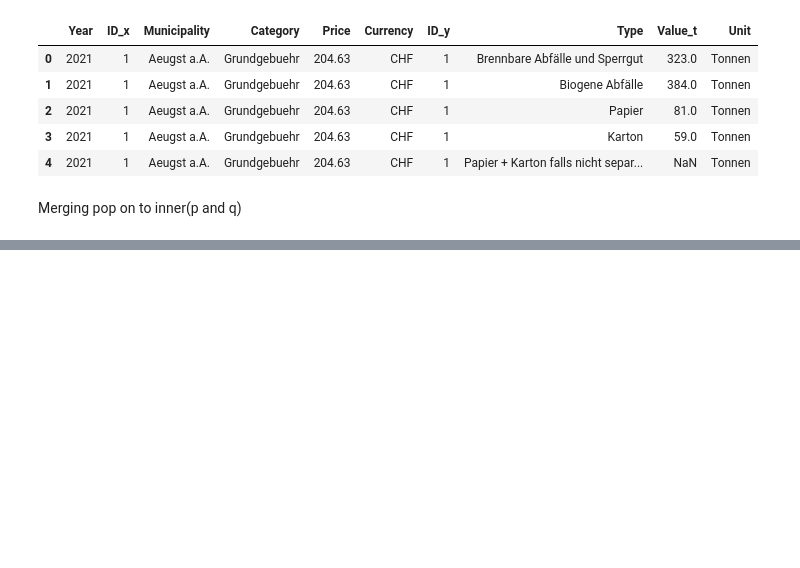
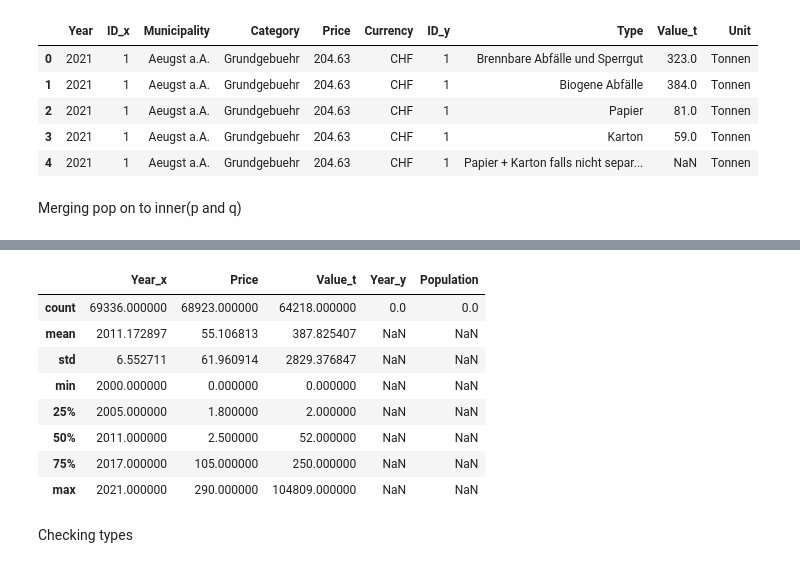
Before and after one commit to biguntitled/Intro_Num, a Jupyter notebook: 02_Data_Project/ZH Waste/DataProject_Marius.ipynb, the cells around one changed output, grey strips where cells are left out. Saved outputs shown, nothing was run; the diff lists cells and outputs as text; code cells hidden in the pictures; blank space fills up the shorter version.

```diff
--- a/02_Data_Project/ZH Waste/DataProject_Marius.ipynb
+++ b/02_Data_Project/ZH Waste/DataProject_Marius.ipynb
@@ -208,0 +248,14 @@ Wiesendangen        NaN   NaN        NaN        NaN         NaN
+# %%
+inner_with_pop.describe()
+# %% [output]
+|  | Year_x | Price | Value_t | Year_y | Population |
+| count | 69336.000000 | 68923.000000 | 64218.000000 | 0.0 | 0.0 |
+| mean | 2011.172897 | 55.106813 | 387.825407 | NaN | NaN |
+| std | 6.552711 | 61.960914 | 2829.376847 | NaN | NaN |
+| min | 2000.000000 | 0.000000 | 0.000000 | NaN | NaN |
+| 25% | 2005.000000 | 1.800000 | 2.000000 | NaN | NaN |
+| 50% | 2011.000000 | 2.500000 | 52.000000 | NaN | NaN |
+| 75% | 2017.000000 | 105.000000 | 250.000000 | NaN | NaN |
+| max | 2021.000000 | 290.000000 | 104809.000000 | NaN | NaN |
+# %% [markdown]
+Checking types
```
Also changed, not shown: parts of 7 cells of this notebook.
